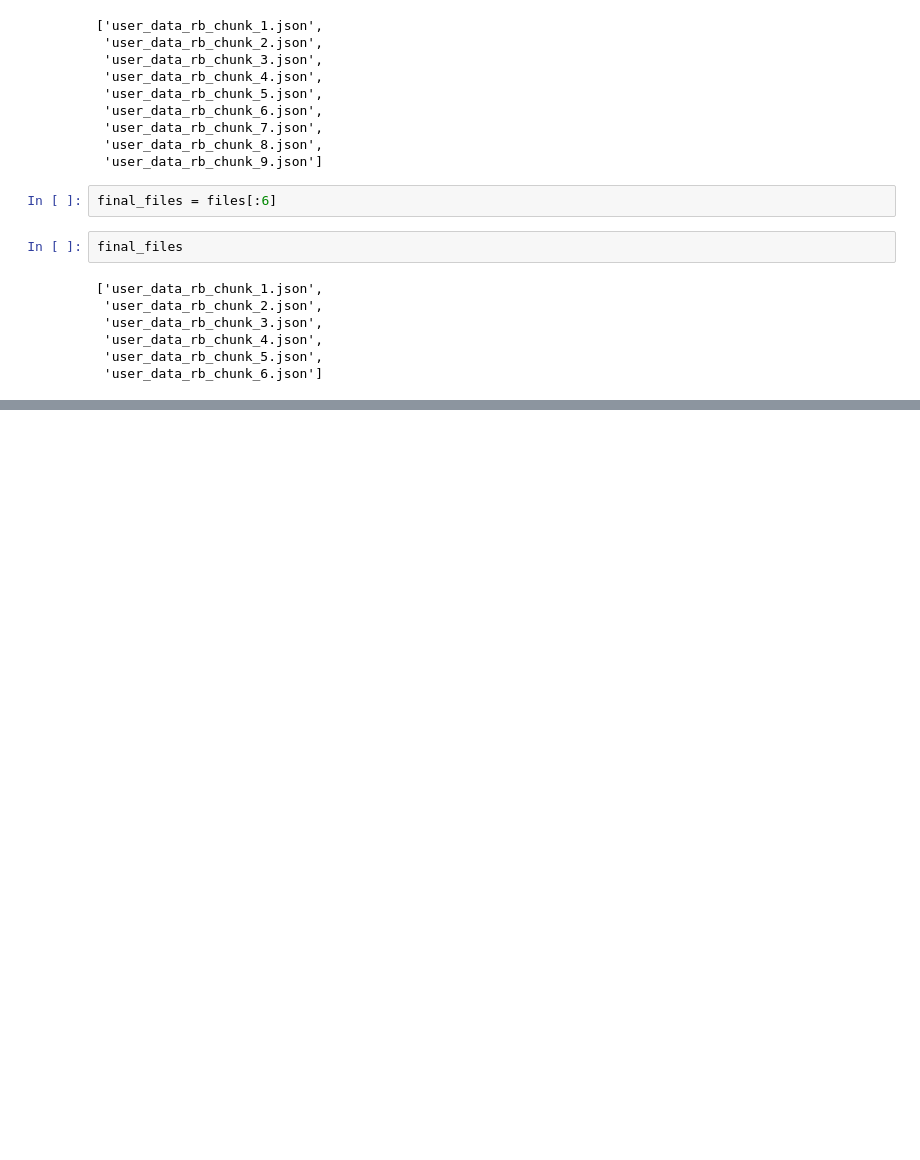
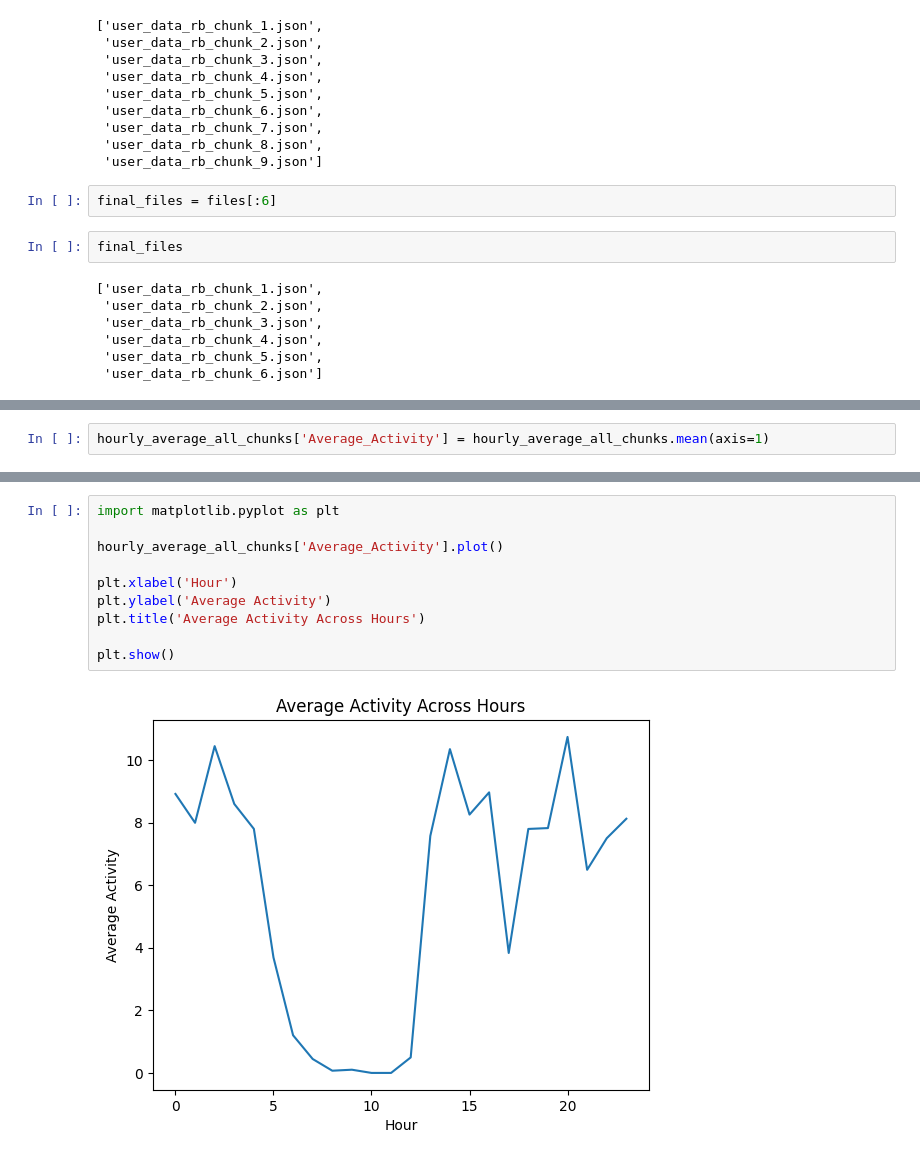
Before and after one commit to carolinejjung/tiktok-news-exposure, a Jupyter notebook: 2-collect-metadata-pyktok/timestamp_folder/time_stamp.ipynb, the cells around one changed output, grey strips where cells are left out. Drawn from its saved outputs; the diff is of its cells as text; blank space fills up the shorter version.

```diff
--- a/2-collect-metadata-pyktok/timestamp_folder/time_stamp.ipynb
+++ b/2-collect-metadata-pyktok/timestamp_folder/time_stamp.ipynb
@@ -81,0 +447,2 @@ for filename in files:
+# %%
+hourly_average_all_chunks['Average_Activity'] = hourly_average_all_chunks.mean(axis=1)
@@ -81,0 +470,12 @@ for filename in files:
+# %%
+import matplotlib.pyplot as plt
+
+hourly_average_all_chunks['Average_Activity'].plot()
+
+plt.xlabel('Hour')
+plt.ylabel('Average Activity')
+plt.title('Average Activity Across Hours')
+
+plt.show()
+# %% [output]
+[figure, added]
```
Also changed, not shown: parts of 31 cells of this notebook, 2 other files.
